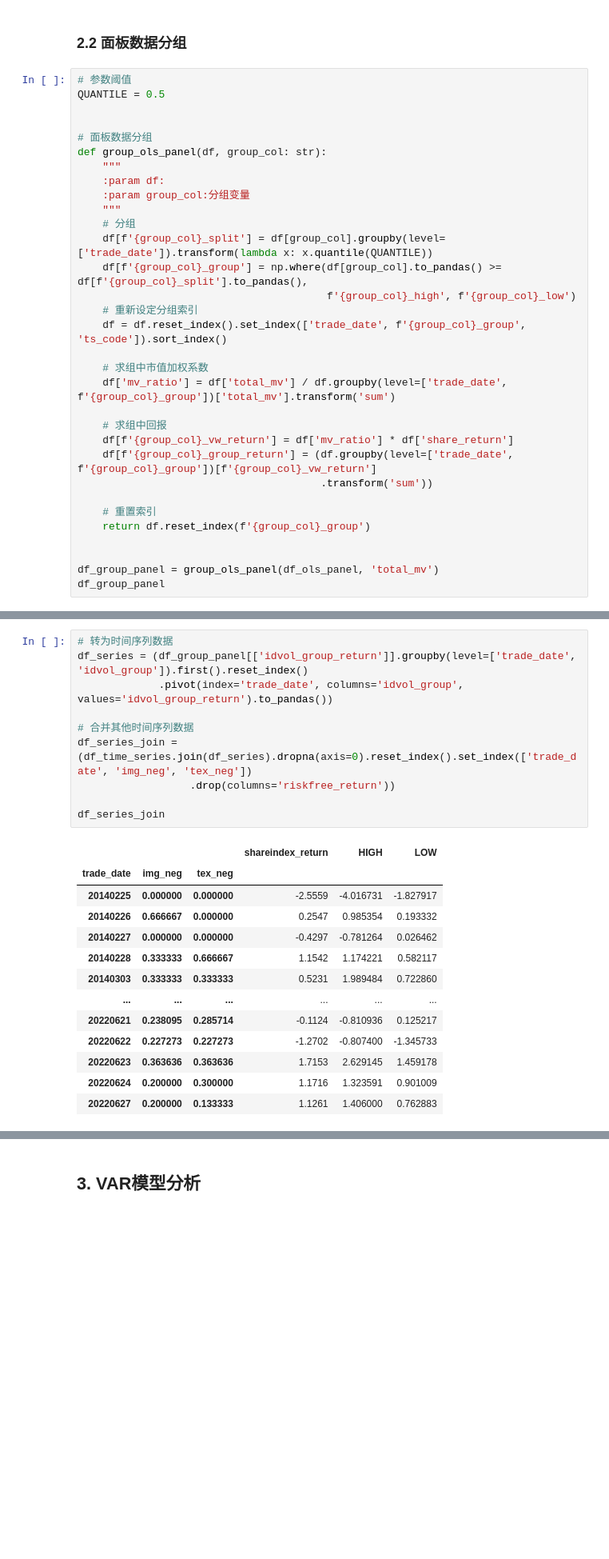
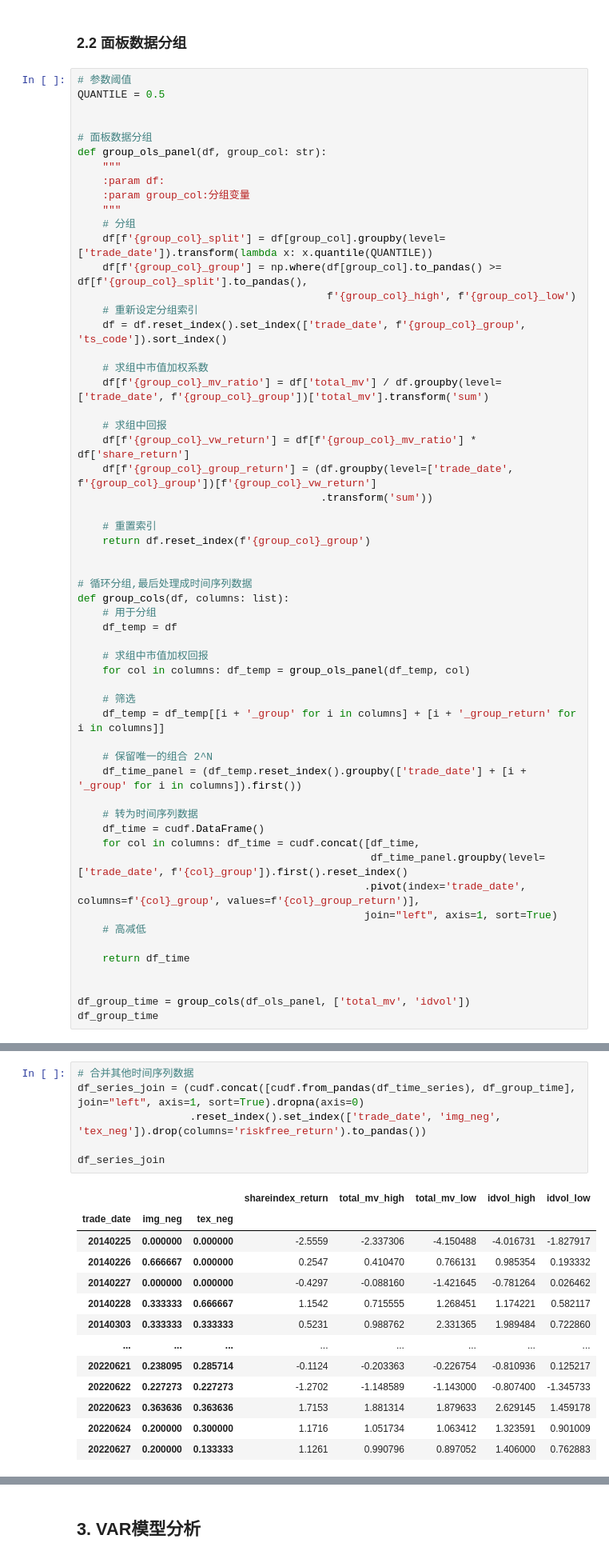
Before and after one commit to Colin-Bao/Investor-Sentiment, a Jupyter notebook: analyzer/analyzer.ipynb, the cells around one changed output, grey strips where cells are left out. Shown: that part at 80% size. Saved outputs shown, nothing was run; the diff lists cells and outputs as text; blank space fills up the shorter version.

```diff
--- a/analyzer/analyzer.ipynb
+++ b/analyzer/analyzer.ipynb
@@ -220,10 +220,10 @@ def group_ols_panel(df, group_col: str):
     df = df.reset_index().set_index(['trade_date', f'{group_col}_group', 'ts_code']).sort_index()
 
     # 求组中市值加权系数
-    df['mv_ratio'] = df['total_mv'] / df.groupby(level=['trade_date', f'{group_col}_group'])['total_mv'].transform('sum')
+    df[f'{group_col}_mv_ratio'] = df['total_mv'] / df.groupby(level=['trade_date', f'{group_col}_group'])['total_mv'].transform('sum')
 
     # 求组中回报
-    df[f'{group_col}_vw_return'] = df['mv_ratio'] * df['share_return']
+    df[f'{group_col}_vw_return'] = df[f'{group_col}_mv_ratio'] * df['share_return']
     df[f'{group_col}_group_return'] = (df.groupby(level=['trade_date', f'{group_col}_group'])[f'{group_col}_vw_return']
                                        .transform('sum'))
 
@@ -231,6 +231,31 @@ def group_ols_panel(df, group_col: str):
     return df.reset_index(f'{group_col}_group')
 
 
-df_group_panel = group_ols_panel(df_ols_panel, 'total_mv')
-df_group_panel
+# 循环分组,最后处理成时间序列数据
+def group_cols(df, columns: list):
+    # 用于分组
+    df_temp = df
+
+    # 求组中市值加权回报
+    for col in columns: df_temp = group_ols_panel(df_temp, col)
+
+    # 筛选
+    df_temp = df_temp[[i + '_group' for i in columns] + [i + '_group_return' for i in columns]]
+
+    # 保留唯一的组合 2^N
+    df_time_panel = (df_temp.reset_index().groupby(['trade_date'] + [i + '_group' for i in columns]).first())
+
+    # 转为时间序列数据
+    df_time = cudf.DataFrame()
+    for col in columns: df_time = cudf.concat([df_time,
+                                               df_time_panel.groupby(level=['trade_date', f'{col}_group']).first().reset_index()
+                                              .pivot(index='trade_date', columns=f'{col}_group', values=f'{col}_group_return')],
+                                              join="left", axis=1, sort=True)
+    # 高减低
+
+    return df_time
+
+
+df_group_time = group_cols(df_ols_panel, ['total_mv', 'idvol'])
+df_group_time
 # %% [output]
@@ -251,24 +276,20 @@ df_group_panel
 # %%
-# 转为时间序列数据
-df_series = (df_group_panel[['idvol_group_return']].groupby(level=['trade_date', 'idvol_group']).first().reset_index()
-             .pivot(index='trade_date', columns='idvol_group', values='idvol_group_return').to_pandas())
-
 # 合并其他时间序列数据
-df_series_join = (df_time_series.join(df_series).dropna(axis=0).reset_index().set_index(['trade_date', 'img_neg', 'tex_neg'])
-                  .drop(columns='riskfree_return'))
+df_series_join = (cudf.concat([cudf.from_pandas(df_time_series), df_group_time], join="left", axis=1, sort=True).dropna(axis=0)
+                  .reset_index().set_index(['trade_date', 'img_neg', 'tex_neg']).drop(columns='riskfree_return').to_pandas())
 
 df_series_join
 # %% [output]
-|  |  |  | shareindex_return | HIGH | LOW |
-| trade_date | img_neg | tex_neg |  |  |  |
-| 20140225 | 0.000000 | 0.000000 | -2.5559 | -4.016731 | -1.827917 |
-| 20140226 | 0.666667 | 0.000000 | 0.2547 | 0.985354 | 0.193332 |
-| 20140227 | 0.000000 | 0.000000 | -0.4297 | -0.781264 | 0.026462 |
-| 20140228 | 0.333333 | 0.666667 | 1.1542 | 1.174221 | 0.582117 |
-| 20140303 | 0.333333 | 0.333333 | 0.5231 | 1.989484 | 0.722860 |
-| ... | ... | ... | ... | ... | ... |
-| 20220621 | 0.238095 | 0.285714 | -0.1124 | -0.810936 | 0.125217 |
-| 20220622 | 0.227273 | 0.227273 | -1.2702 | -0.807400 | -1.345733 |
-| 20220623 | 0.363636 | 0.363636 | 1.7153 | 2.629145 | 1.459178 |
-| 20220624 | 0.200000 | 0.300000 | 1.1716 | 1.323591 | 0.901009 |
-| 20220627 | 0.200000 | 0.133333 | 1.1261 | 1.406000 | 0.762883 |
+|  |  |  | shareindex_return | total_mv_high | total_mv_low | idvol_high | idvol_low |
+| trade_date | img_neg | tex_neg |  |  |  |  |  |
+| 20140225 | 0.000000 | 0.000000 | -2.5559 | -2.337306 | -4.150488 | -4.016731 | -1.827917 |
+| 20140226 | 0.666667 | 0.000000 | 0.2547 | 0.410470 | 0.766131 | 0.985354 | 0.193332 |
+| 20140227 | 0.000000 | 0.000000 | -0.4297 | -0.088160 | -1.421645 | -0.781264 | 0.026462 |
+| 20140228 | 0.333333 | 0.666667 | 1.1542 | 0.715555 | 1.268451 | 1.174221 | 0.582117 |
+| 20140303 | 0.333333 | 0.333333 | 0.5231 | 0.988762 | 2.331365 | 1.989484 | 0.722860 |
+| ... | ... | ... | ... | ... | ... | ... | ... |
+| 20220621 | 0.238095 | 0.285714 | -0.1124 | -0.203363 | -0.226754 | -0.810936 | 0.125217 |
+| 20220622 | 0.227273 | 0.227273 | -1.2702 | -1.148589 | -1.143000 | -0.807400 | -1.345733 |
+| 20220623 | 0.363636 | 0.363636 | 1.7153 | 1.881314 | 1.879633 | 2.629145 | 1.459178 |
+| 20220624 | 0.200000 | 0.300000 | 1.1716 | 1.051734 | 1.063412 | 1.323591 | 0.901009 |
+| 20220627 | 0.200000 | 0.133333 | 1.1261 | 0.990796 | 0.897052 | 1.406000 | 0.762883 |
```
Also changed, not shown: parts of 6 cells of this notebook.
